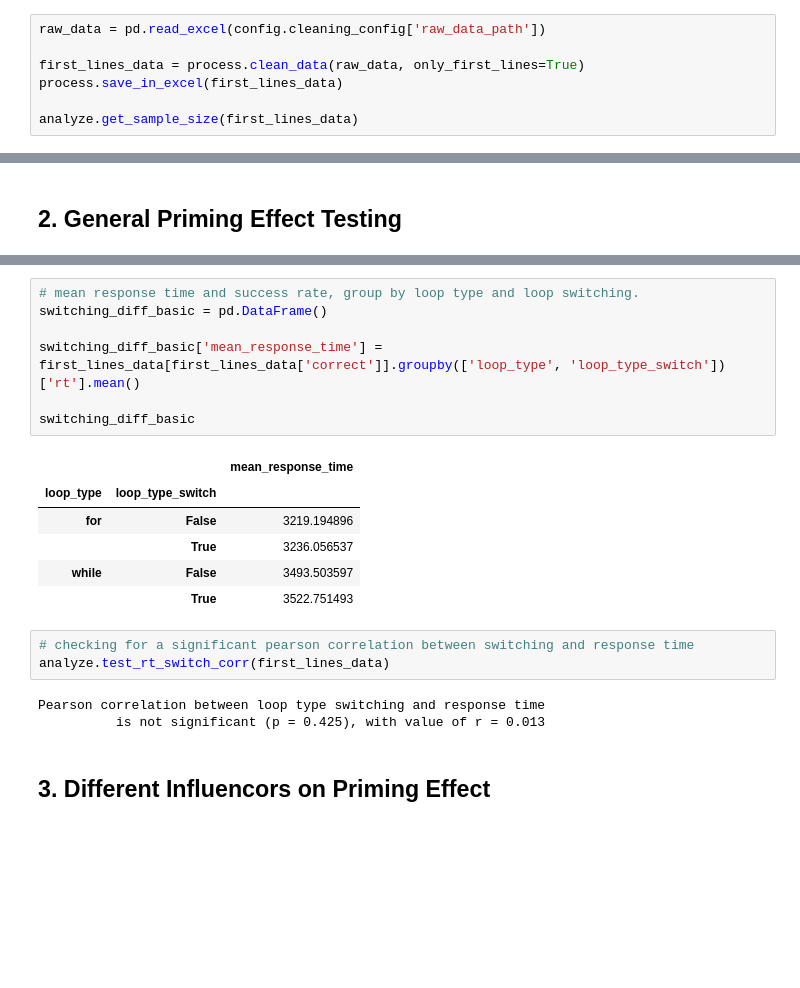
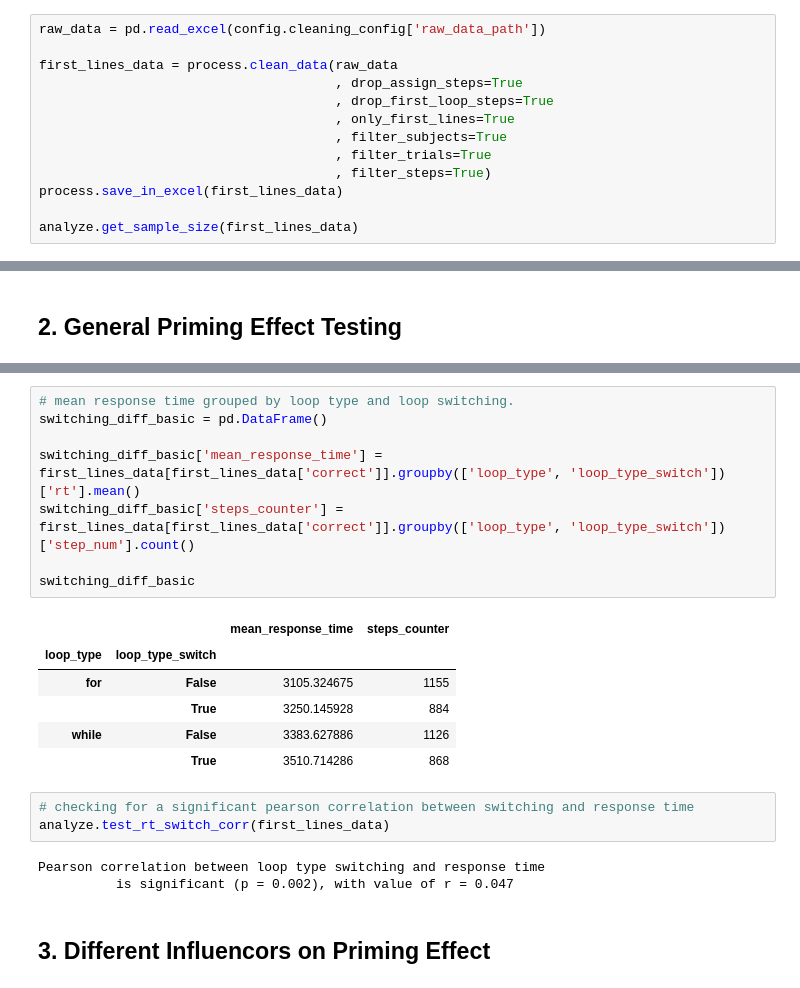
Before and after one commit to DanielVered/MathThinkingLabDA, a Jupyter notebook: LoopsDA/FinalAnalysis.ipynb, the cells around one changed output, grey strips where cells are left out. Saved outputs shown, nothing was run; the diff lists cells and outputs as text; blank space fills up the shorter version.

```diff
--- a/LoopsDA/FinalAnalysis.ipynb
+++ b/LoopsDA/FinalAnalysis.ipynb
@@ -14,7 +14,13 @@ pd.options.display.max_columns = 50
 # %%
 raw_data = pd.read_excel(config.cleaning_config['raw_data_path'])
 
-first_lines_data = process.clean_data(raw_data, only_first_lines=True)
+first_lines_data = process.clean_data(raw_data
+                                      , drop_assign_steps=True
+                                      , drop_first_loop_steps=True
+                                      , only_first_lines=True
+                                      , filter_subjects=True
+                                      , filter_trials=True
+                                      , filter_steps=True)
 process.save_in_excel(first_lines_data)
 
 analyze.get_sample_size(first_lines_data)
@@ -42,23 +58,24 @@ There are 43 sessions from 23 subjects.
 # %%
-# mean response time and success rate, group by loop type and loop switching.
+# mean response time grouped by loop type and loop switching.
 switching_diff_basic = pd.DataFrame()
 
 switching_diff_basic['mean_response_time'] = first_lines_data[first_lines_data['correct']].groupby(['loop_type', 'loop_type_switch'])['rt'].mean()
+switching_diff_basic['steps_counter'] = first_lines_data[first_lines_data['correct']].groupby(['loop_type', 'loop_type_switch'])['step_num'].count()
 
 switching_diff_basic
 # %% [output]
-|  |  | mean_response_time |
-| loop_type | loop_type_switch |  |
-| for | False | 3219.194896 |
-|  | True | 3236.056537 |
-| while | False | 3493.503597 |
-|  | True | 3522.751493 |
+|  |  | mean_response_time | steps_counter |
+| loop_type | loop_type_switch |  |  |
+| for | False | 3105.324675 | 1155 |
+|  | True | 3250.145928 | 884 |
+| while | False | 3383.627886 | 1126 |
+|  | True | 3510.714286 | 868 |
 # %%
 # checking for a significant pearson correlation between switching and response time
 analyze.test_rt_switch_corr(first_lines_data)
 # %% [output]
 Pearson correlation between loop type switching and response time
-          is not significant (p = 0.425), with value of r = 0.013
+          is significant (p = 0.002), with value of r = 0.047
 # %% [markdown]
 ## **3. Different Influencors on Priming Effect**
 # %% [markdown]
```
Also changed, not shown: parts of 10 cells of this notebook, 27 other files.
